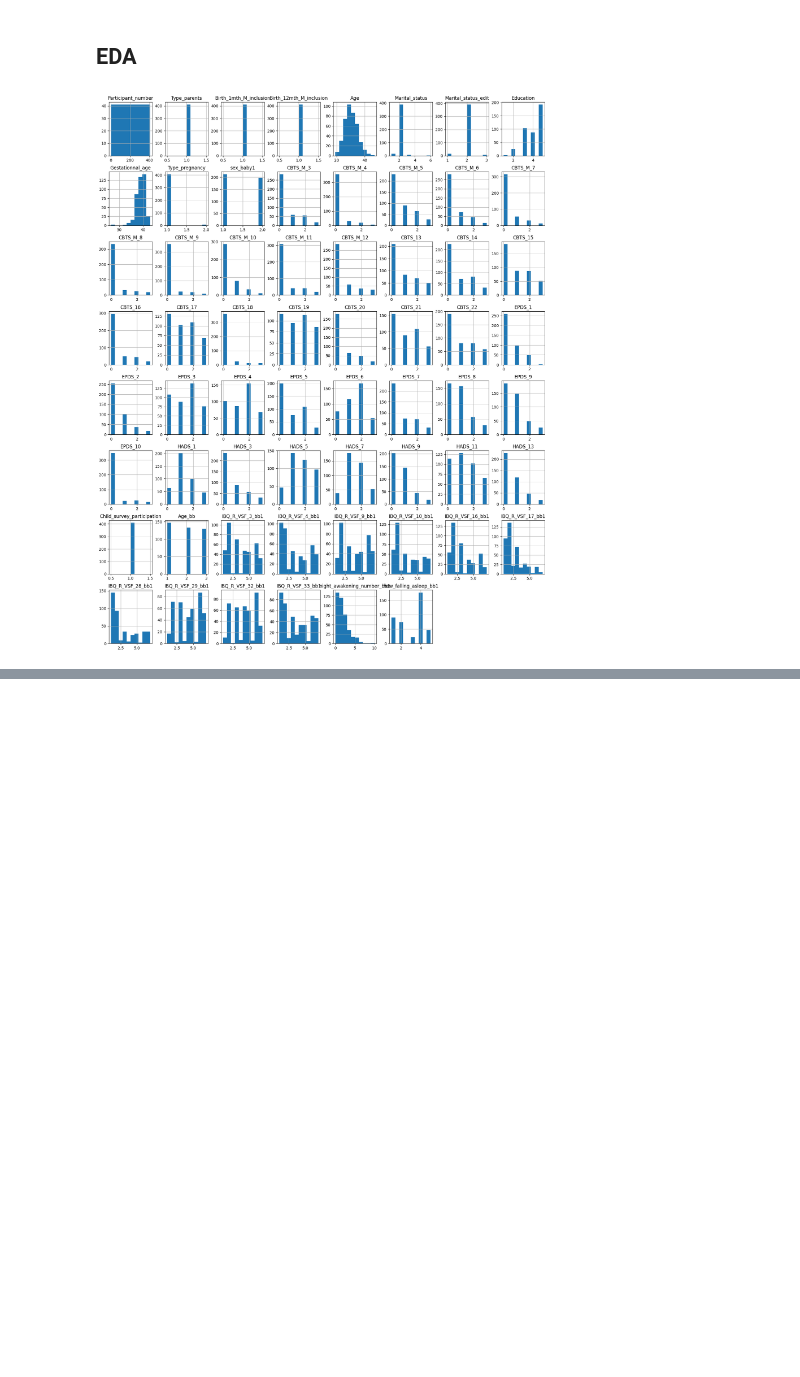
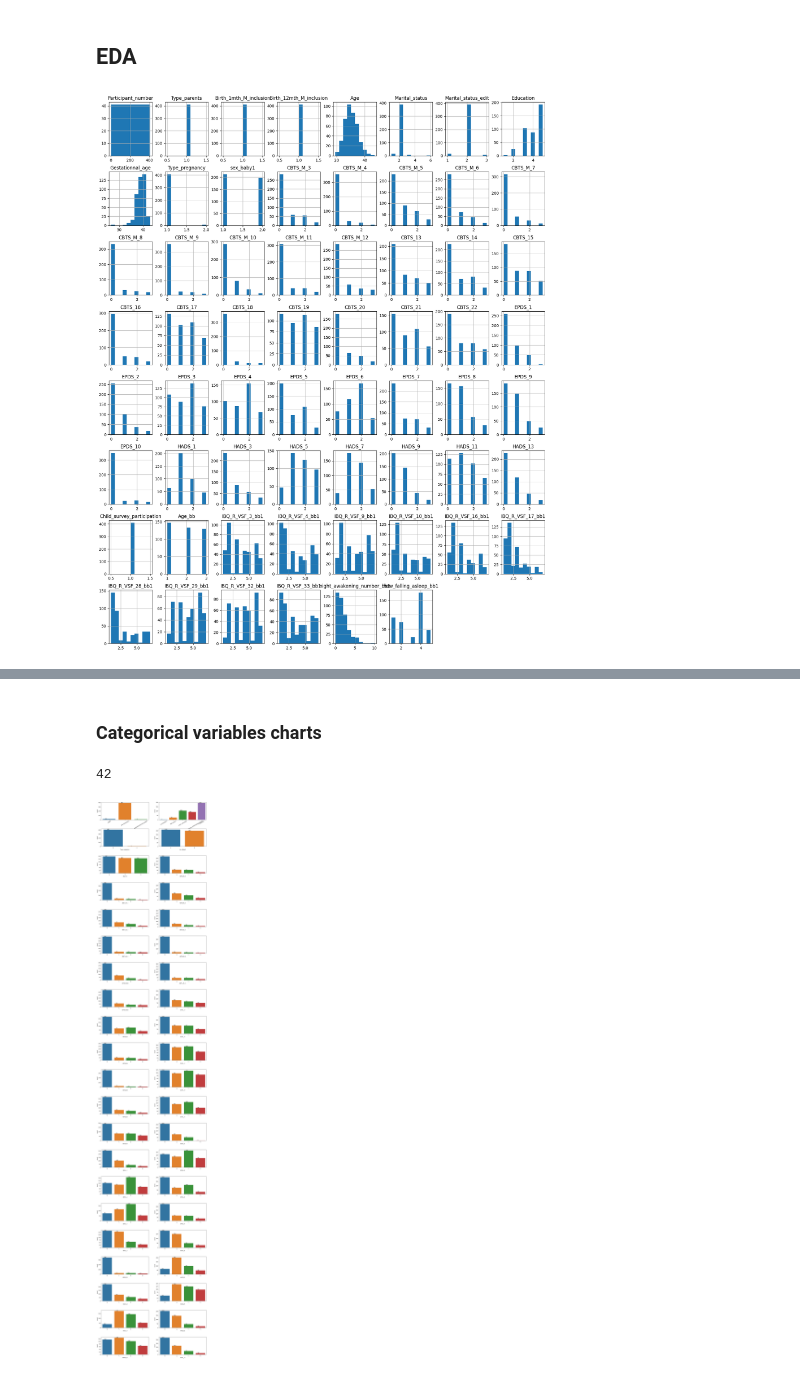
Before and after one commit to DRPwgu/maternal_health_on_infant_sleep, a Jupyter notebook: Data Exploration.ipynb, the cells around one changed output, grey strips where cells are left out. Cells and saved outputs as stored; diff of their text form; code cells hidden in the pictures; blank space fills up the shorter version.

```diff
--- a/Data Exploration.ipynb
+++ b/Data Exploration.ipynb
@@ -200,0 +223,9 @@ df_data.drop(columns=[])
+# %%
+for col in ['Marital_status_edit', 'Education', 'Type_pregnancy', 'sex_baby1', 'Age_bb',
+            'CBTS_M_3', 'CBTS_M_4', 'CBTS_M_5', 'CBTS_M_6', 'CBTS_M_7', 'CBTS_M_8', 'CBTS_M_9',
+            'CBTS_M_10', 'CBTS_M_11', 'CBTS_M_12', 'CBTS_13', 'CBTS_14', 'CBTS_15', 'CBTS_16',
+            'CBTS_17', 'CBTS_18', 'CBTS_19', 'CBTS_20', 'CBTS_21', 'CBTS_22',
+            'EPDS_1', 'EPDS_2', 'EPDS_3', 'EPDS_4', 'EPDS_5', 'EPDS_6', 'EPDS_7',
+            'EPDS_8', 'EPDS_9', 'EPDS_10', 'HADS_1', 'HADS_3', 'HADS_5', 'HADS_7',
+            'HADS_9', 'HADS_11', 'HADS_13']:
+    df_data[col] = df_data[col].astype('category')
@@ -200,0 +254,7 @@ df_data.drop(columns=[])
+# %%
+# Updating column names for the question variables
+df_data.Marital_status_edit = df_data.Marital_status_edit.replace({1: 'single', 2: 'in a relationship',
+                                                                   3: 'separated-divorced-widow'})
+
+df_data.Education = df_data.Education.replace({1: 'no education', 2: 'high school', 3: 'some university',
+                                              4: 'associate, certificate orTechnology Degree', 5: 'university'})
@@ -200,0 +270,2 @@ df_data.drop(columns=[])
+# %%
+df_data.Sleep_night_duration_bb1 = df_data.Sleep_night_duration_bb1.at_time
@@ -200,0 +307,27 @@ df_data.drop(columns=[])
+# %% [markdown]
+### Categorical variables charts
+# %%
+cat_column_list = ['Marital_status_edit', 'Education', 'Type_pregnancy', 'sex_baby1', 'Age_bb',
+            'CBTS_M_3', 'CBTS_M_4', 'CBTS_M_5', 'CBTS_M_6', 'CBTS_M_7', 'CBTS_M_8', 'CBTS_M_9',
+            'CBTS_M_10', 'CBTS_M_11', 'CBTS_M_12', 'CBTS_13', 'CBTS_14', 'CBTS_15', 'CBTS_16',
+            'CBTS_17', 'CBTS_18', 'CBTS_19', 'CBTS_20', 'CBTS_21', 'CBTS_22',
+            'EPDS_1', 'EPDS_2', 'EPDS_3', 'EPDS_4', 'EPDS_5', 'EPDS_6', 'EPDS_7',
+            'EPDS_8', 'EPDS_9', 'EPDS_10', 'HADS_1', 'HADS_3', 'HADS_5', 'HADS_7',
+            'HADS_9', 'HADS_11', 'HADS_13']
+len(cat_column_list)
+# %% [output]
+42
+# %%
+fig, ax = plt.subplots(nrows = 14, ncols = 3, figsize =(15,70))
+fig.tight_layout(pad=6.0)
+i = 0
+for row in range(21):
+    for col in range(2):
+        g = sns.countplot(x=cat_column_list[i], data=df_data, ax = ax[row,col]);
+        g.set_xticklabels(g.get_xticklabels(), rotation=30)
+        for p in g.patches:
+            g.annotate('{:.0f}'.format(p.get_height()), (p.get_x()+0.15, p.get_height()+0.05))
+        i += 1
+plt.show()
+# %% [output]
+[figure, added]
```
Also changed, not shown: parts of 13 cells of this notebook, 1 other file.
